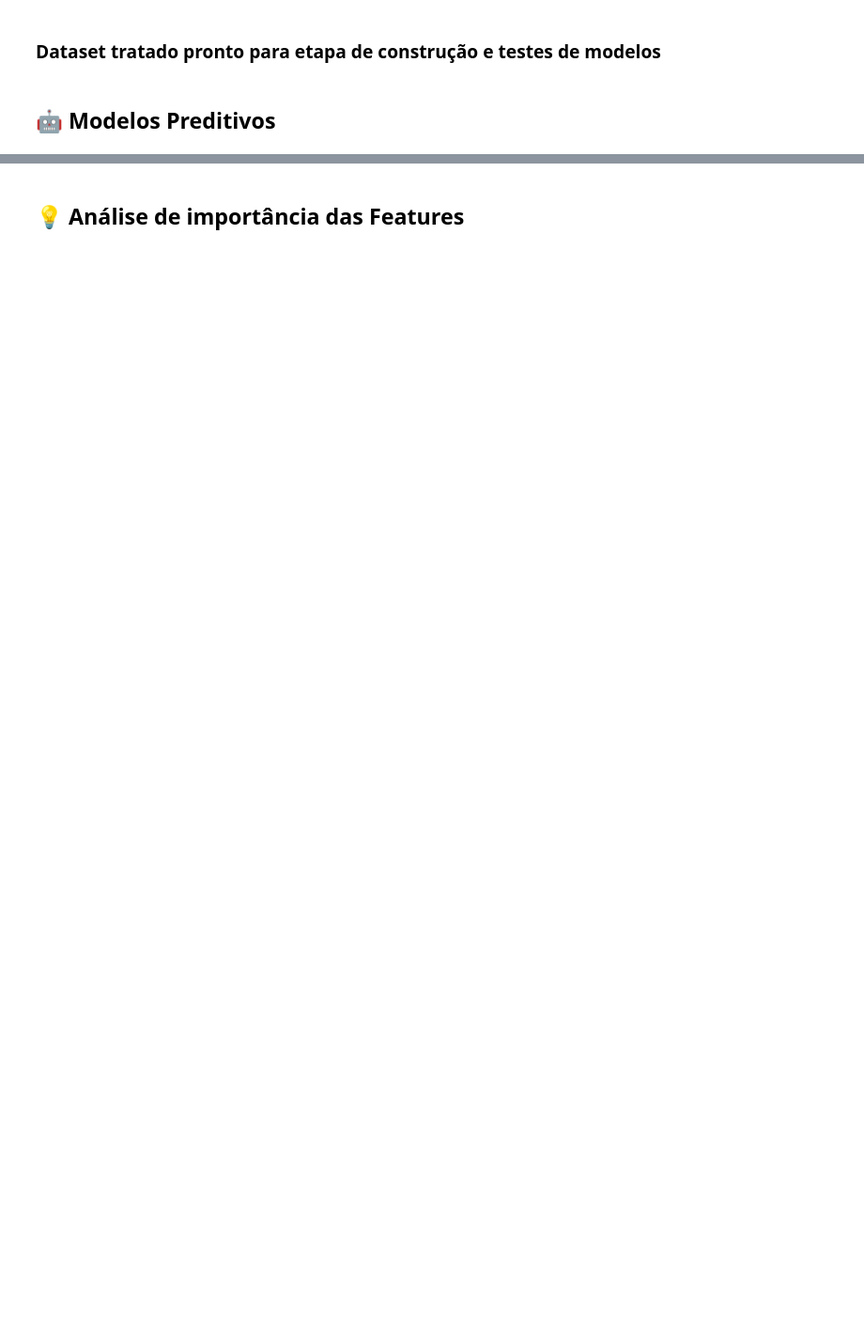
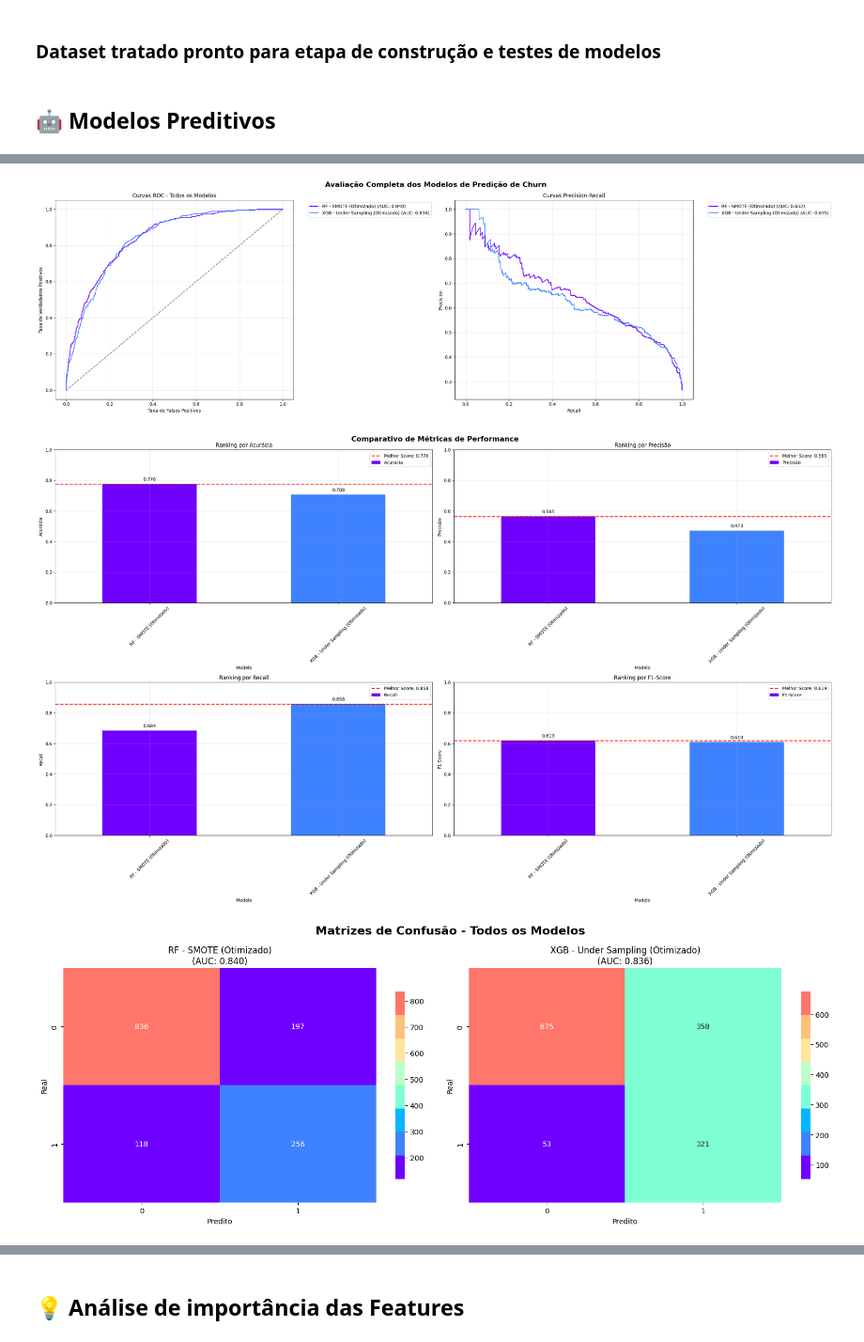
Before and after one commit to LucasEstevesCosta/churn-telecom_x, a Jupyter notebook: analise_telecon_x-pt2.ipynb, the cells around one changed output, grey strips where cells are left out. Shown at 94% size. Drawn from its saved outputs; the diff is of its cells as text; code cells hidden in the pictures; blank space fills up the shorter version.

```diff
--- a/analise_telecon_x-pt2.ipynb
+++ b/analise_telecon_x-pt2.ipynb
@@ -653,0 +965,6 @@ performance_df = display_model_evaluation(results, cv_results, X_test, y_test)
+# %%
+cv = StratifiedKFold(n_splits=5, shuffle=True, random_state=42)
+
+model_grid = GridSearchCV(rf_smote, param_grid=param_grid_rf_smote, scoring='r2', cv=cv)
+
+model_grid.fit(X_train, y_train)
@@ -653,0 +999,4 @@ performance_df = display_model_evaluation(results, cv_results, X_test, y_test)
+# %%
+model_grid_xgb = GridSearchCV(xgb_undersample, param_grid=param_grid_xgb_undersample, scoring='r2', cv=cv)
+
+model_grid_xgb.fit(X_train, y_train)
@@ -653,0 +1033,12 @@ performance_df = display_model_evaluation(results, cv_results, X_test, y_test)
+# %%
+# =============================================================================
+# EXECUTAR VALIDAÇÃO CRUZADA DOS MODELOS OTIMIZADOS
+# =============================================================================
+
+# Criar um dicionário com os melhores modelos encontrados por GridSearchCV
+optimized_models = {
+    'RF - SMOTE (Otimizado)': model_grid.best_estimator_,
+    'XGB - Under Sampling (Otimizado)': model_grid_xgb.best_estimator_
+}
+
+cv_results_optimized = perform_cross_validation(optimized_models, X_train, y_train)
@@ -653,0 +1056,26 @@ performance_df = display_model_evaluation(results, cv_results, X_test, y_test)
+# %%
+# =============================================================================
+# EXECUTAR AVALIAÇÃO COMPLETA DOS MODELOS OTIMIZADOS
+# =============================================================================
+
+# Criar um dicionário de resultados apenas com os modelos otimizados
+optimized_results = {}
+for name, model in optimized_models.items():
+    y_pred = model.predict(X_test)
+    y_pred_proba = model.predict_proba(X_test)[:, 1]
+    roc_auc = roc_auc_score(y_test, y_pred_proba)
+    f1 = f1_score(y_test, y_pred)
+    optimized_results[name] = {
+        'model': model,
+        'y_pred': y_pred,
+        'y_pred_proba': y_pred_proba,
+        'roc_auc': roc_auc,
+        'f1': f1,
+        'classification_report': classification_report(y_test, y_pred, output_dict=True)
+    }
+
+performance_df = display_model_evaluation(optimized_results, cv_results_optimized, X_test, y_test)
+# %% [output]
+[figure, added]
+[figure, added]
+[figure, added]
```
Also changed, not shown: parts of 49 cells of this notebook.
